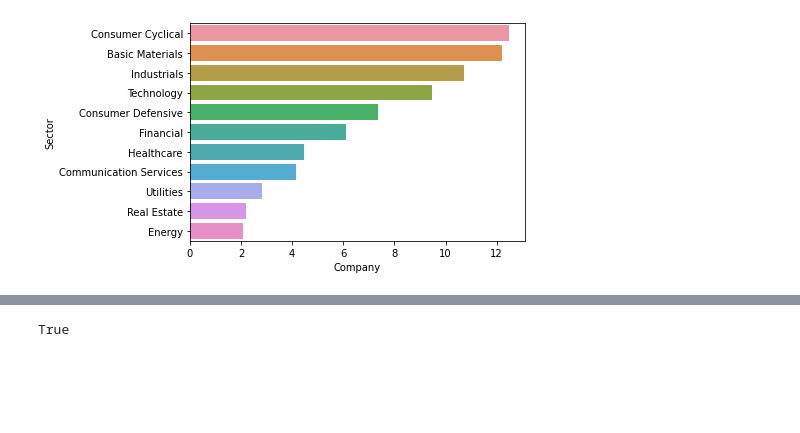
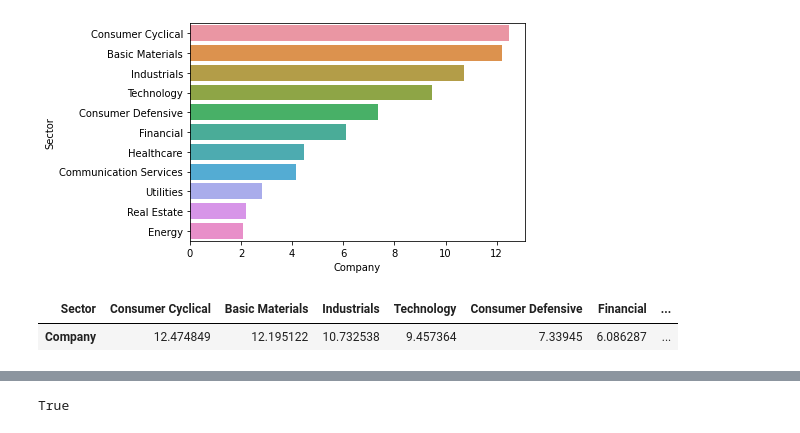
Before and after one commit to chan1123/Full_Trend_Template, a Jupyter notebook: Testing.ipynb, the cells around one changed output, grey strips where cells are left out. Cells and saved outputs as stored; diff of their text form; code cells hidden in the pictures; blank space fills up the shorter version.

```diff
--- a/Testing.ipynb
+++ b/Testing.ipynb
@@ -128,3 +128,8 @@ df_proportion = (filtered_groupby_sector/df_overview_groupby_sector*100).sort_va
 sns.barplot(y=df_proportion.index, x=df_proportion['Company']);
 # %% [output]
 [figure]
+# %%
+df_proportion.T
+# %% [output]
+| Sector | Consumer Cyclical | Basic Materials | Industrials | Technology | Consumer Defensive | Financial | ... |
+| Company | 12.474849 | 12.195122 | 10.732538 | 9.457364 | 7.33945 | 6.086287 | ... |
```
Also changed, not shown: parts of 13 cells of this notebook, 4 other files.
